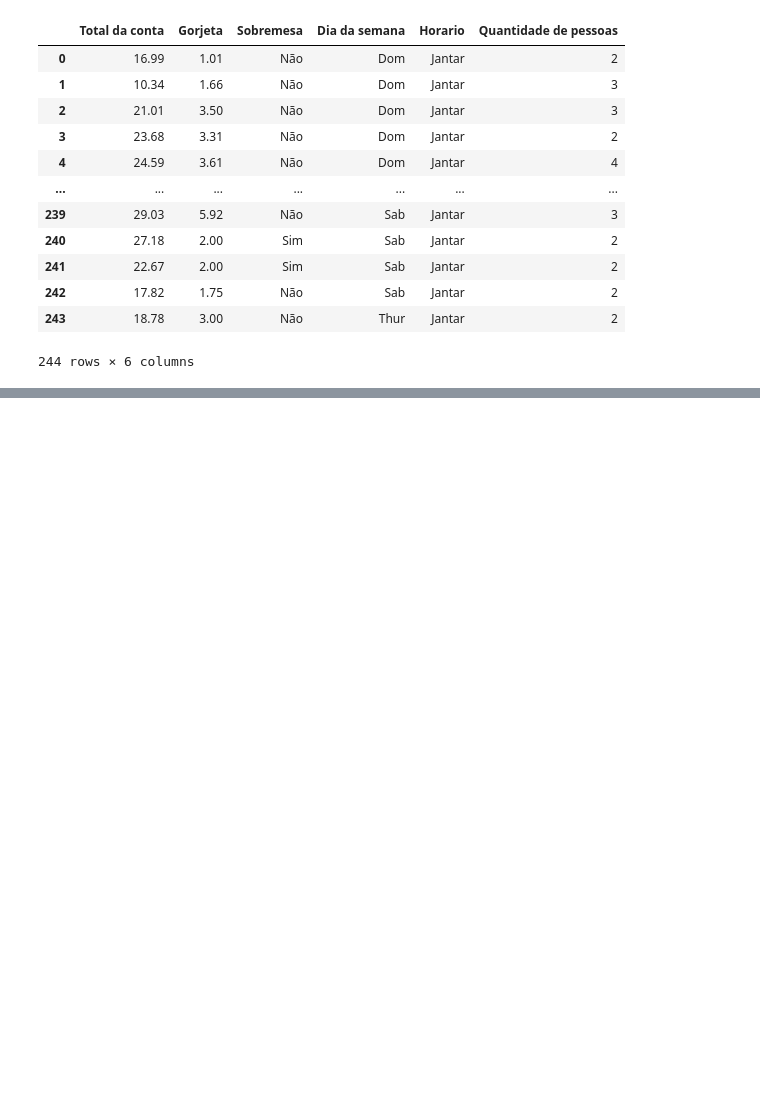
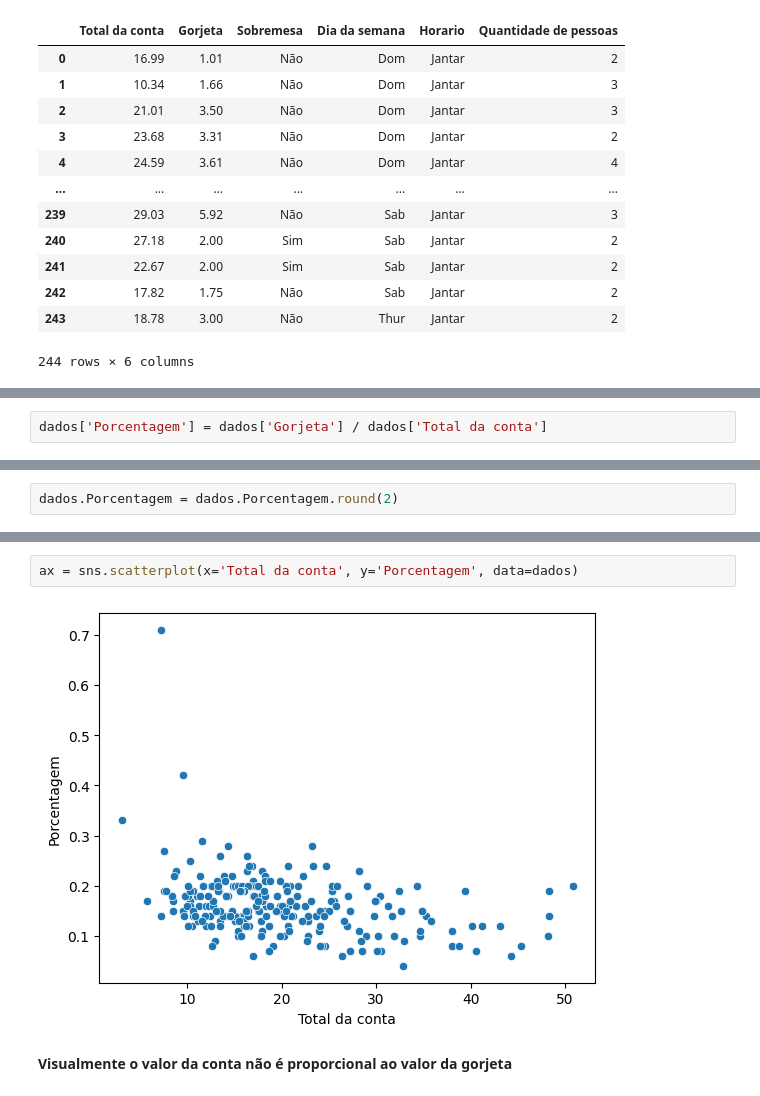
Before and after one commit to RayVilaca/Bootcamp-Data-Analytics, a Jupyter notebook: Cursos-Off/Alura/datavisualization/data-visualization.ipynb, the cells around one changed output, grey strips where cells are left out. Saved outputs shown, nothing was run; the diff lists cells and outputs as text; blank space fills up the shorter version.

```diff
--- a/Cursos-Off/Alura/datavisualization/data-visualization.ipynb
+++ b/Cursos-Off/Alura/datavisualization/data-visualization.ipynb
@@ -94,0 +133,2 @@ dados
+# %%
+dados['Porcentagem'] = dados['Gorjeta'] / dados['Total da conta']
@@ -94,0 +140,2 @@ dados
+# %%
+dados.Porcentagem = dados.Porcentagem.round(2)
@@ -94,0 +151,6 @@ dados
+# %%
+ax = sns.scatterplot(x='Total da conta', y='Porcentagem', data=dados)
+# %% [output]
+[figure, added]
+# %% [markdown]
+**Visualmente o valor da conta não é proporcional ao valor da gorjeta**
```
Also changed, not shown: parts of 11 cells of this notebook.
